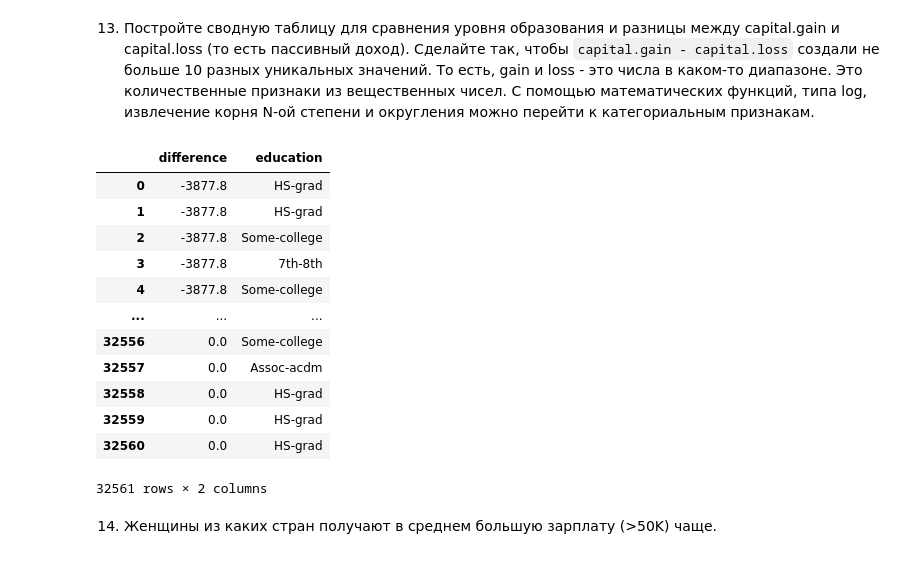
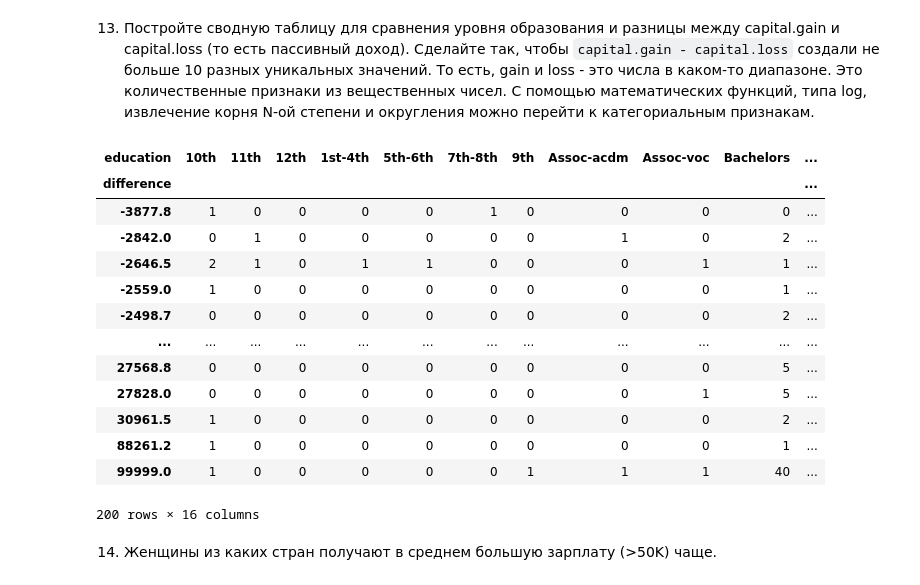
Before and after one commit to AnnaNik334743/7bitsML, a Jupyter notebook: 02-pandas_numpy_homework.ipynb, the cells around one changed output. Drawn from its saved outputs; the diff is of its cells as text; code cells hidden in the pictures.

```diff
--- a/02-pandas_numpy_homework.ipynb
+++ b/02-pandas_numpy_homework.ipynb
@@ -405,21 +394,22 @@ def quantize(array, n):  # нужно из массива значений по
 # %%
 df['difference'] = df['capital.gain'] - df['capital.loss']
 df['difference'] = quantize(df['difference'], 10)
-df[['difference', 'education']]
+pd.crosstab(df['difference'], df['education'])
 # %% [output]
-|  | difference | education |
-| 0 | -3877.8 | HS-grad |
-| 1 | -3877.8 | HS-grad |
-| 2 | -3877.8 | Some-college |
-| 3 | -3877.8 | 7th-8th |
-| 4 | -3877.8 | Some-college |
-| ... | ... | ... |
-| 32556 | 0.0 | Some-college |
-| 32557 | 0.0 | Assoc-acdm |
-| 32558 | 0.0 | HS-grad |
-| 32559 | 0.0 | HS-grad |
-| 32560 | 0.0 | HS-grad |
+| education | 10th | 11th | 12th | 1st-4th | 5th-6th | 7th-8th | 9th | Assoc-acdm | Assoc-voc | Bachelors | ... |
+| difference |  |  |  |  |  |  |  |  |  |  | ... |
+| -3877.8 | 1 | 0 | 0 | 0 | 0 | 1 | 0 | 0 | 0 | 0 | ... |
+| -2842.0 | 0 | 1 | 0 | 0 | 0 | 0 | 0 | 1 | 0 | 2 | ... |
+| -2646.5 | 2 | 1 | 0 | 1 | 1 | 0 | 0 | 0 | 1 | 1 | ... |
+| -2559.0 | 1 | 0 | 0 | 0 | 0 | 0 | 0 | 0 | 0 | 1 | ... |
+| -2498.7 | 0 | 0 | 0 | 0 | 0 | 0 | 0 | 0 | 0 | 2 | ... |
+| ... | ... | ... | ... | ... | ... | ... | ... | ... | ... | ... | ... |
+| 27568.8 | 0 | 0 | 0 | 0 | 0 | 0 | 0 | 0 | 0 | 5 | ... |
+| 27828.0 | 0 | 0 | 0 | 0 | 0 | 0 | 0 | 0 | 1 | 5 | ... |
+| 30961.5 | 1 | 0 | 0 | 0 | 0 | 0 | 0 | 0 | 0 | 2 | ... |
+| 88261.2 | 1 | 0 | 0 | 0 | 0 | 0 | 0 | 0 | 0 | 1 | ... |
+| 99999.0 | 1 | 0 | 0 | 0 | 0 | 0 | 1 | 1 | 1 | 40 | ... |
-32561 rows × 2 columns
+200 rows × 16 columns
 # %% [markdown]
 14) Женщины из каких стран получают в среднем большую зарплату (>50K) чаще.
 # %%
```
Also changed, not shown: parts of 6 cells of this notebook.
